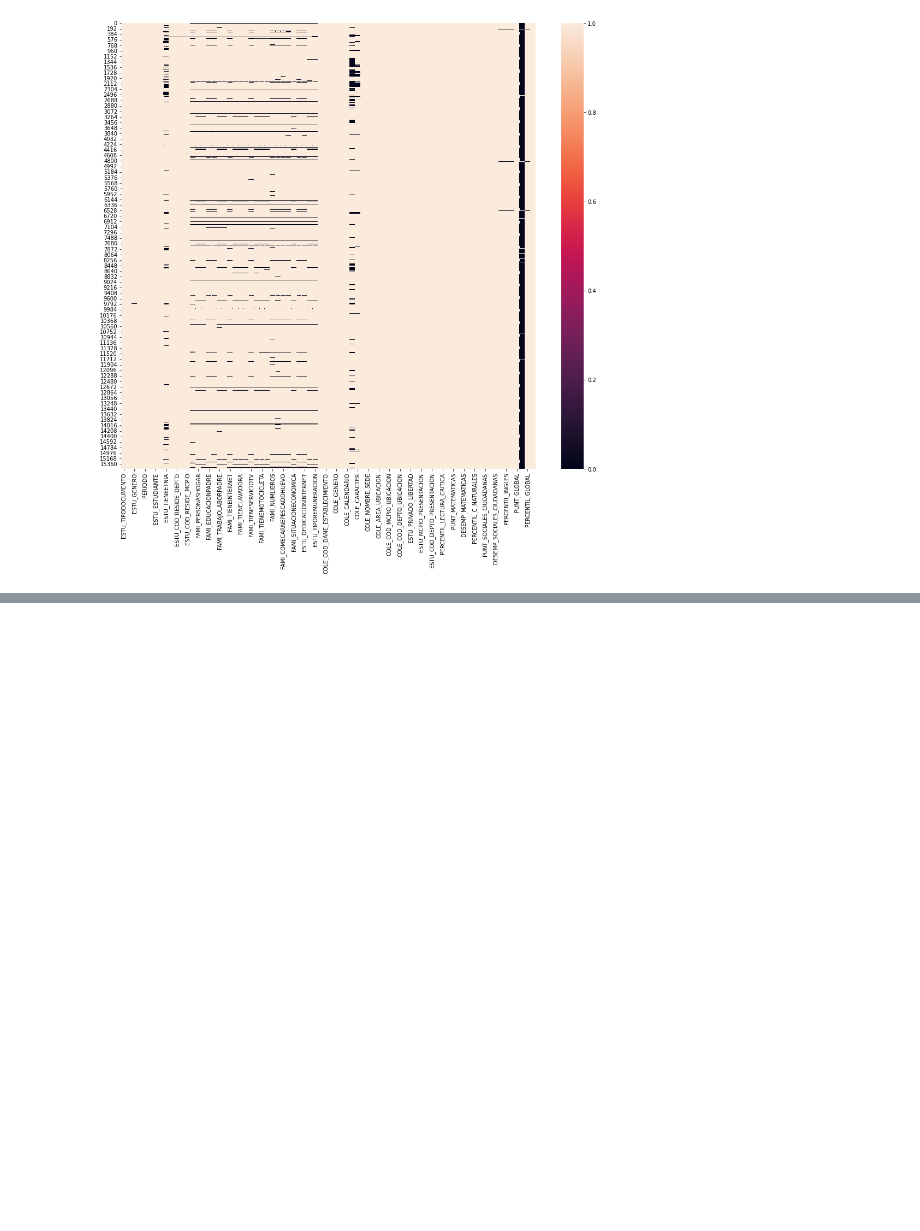
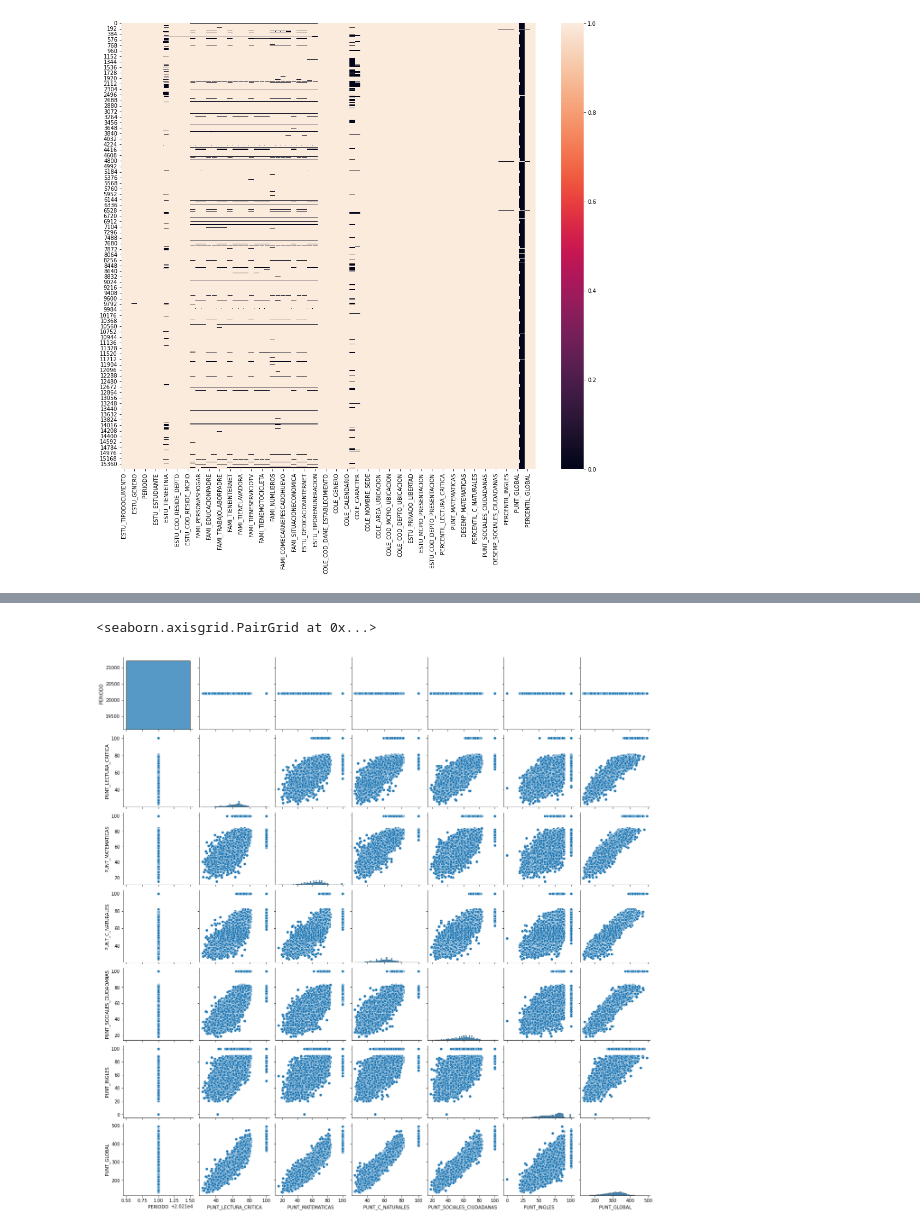
Before and after one commit to franciscomartino/MIAD-ANS-Team6, a Jupyter notebook: Código/Proyecto_ANS.ipynb, the cells around one changed output, grey strips where cells are left out. Drawn from its saved outputs; the diff is of its cells as text; code cells hidden in the pictures; blank space fills up the shorter version.

```diff
--- a/Código/Proyecto_ANS.ipynb
+++ b/Código/Proyecto_ANS.ipynb
@@ -89,0 +165,7 @@ plt.figure()
+# %%
+# Análisis de las variables cuantitativas
+#print("\nVARIABLES CUANTITATIVAS \n")
+sns.pairplot(df_clean)
+# %% [output]
+<seaborn.axisgrid.PairGrid at 0x...>
+[figure, added]
```
Also changed, not shown: parts of 7 cells of this notebook.
